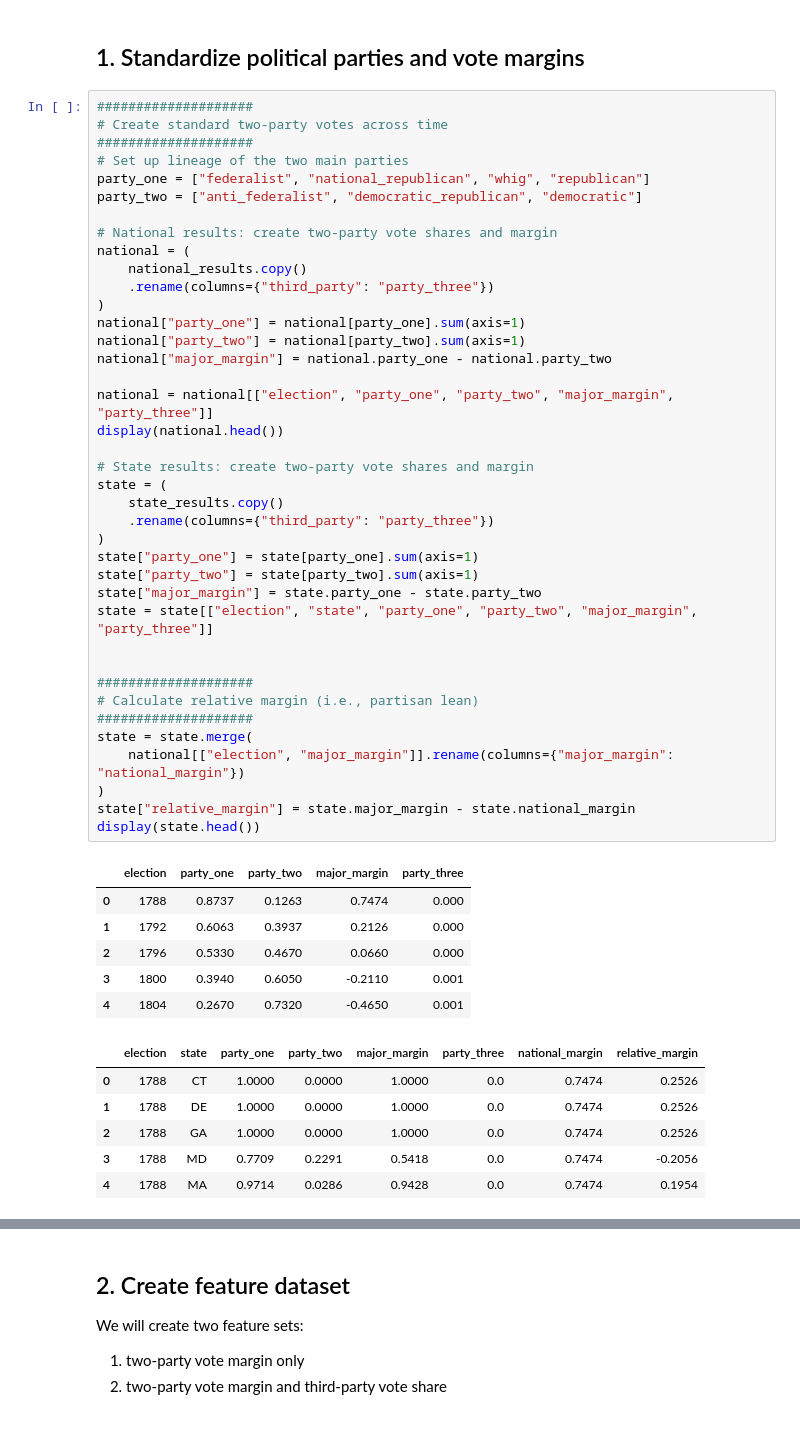
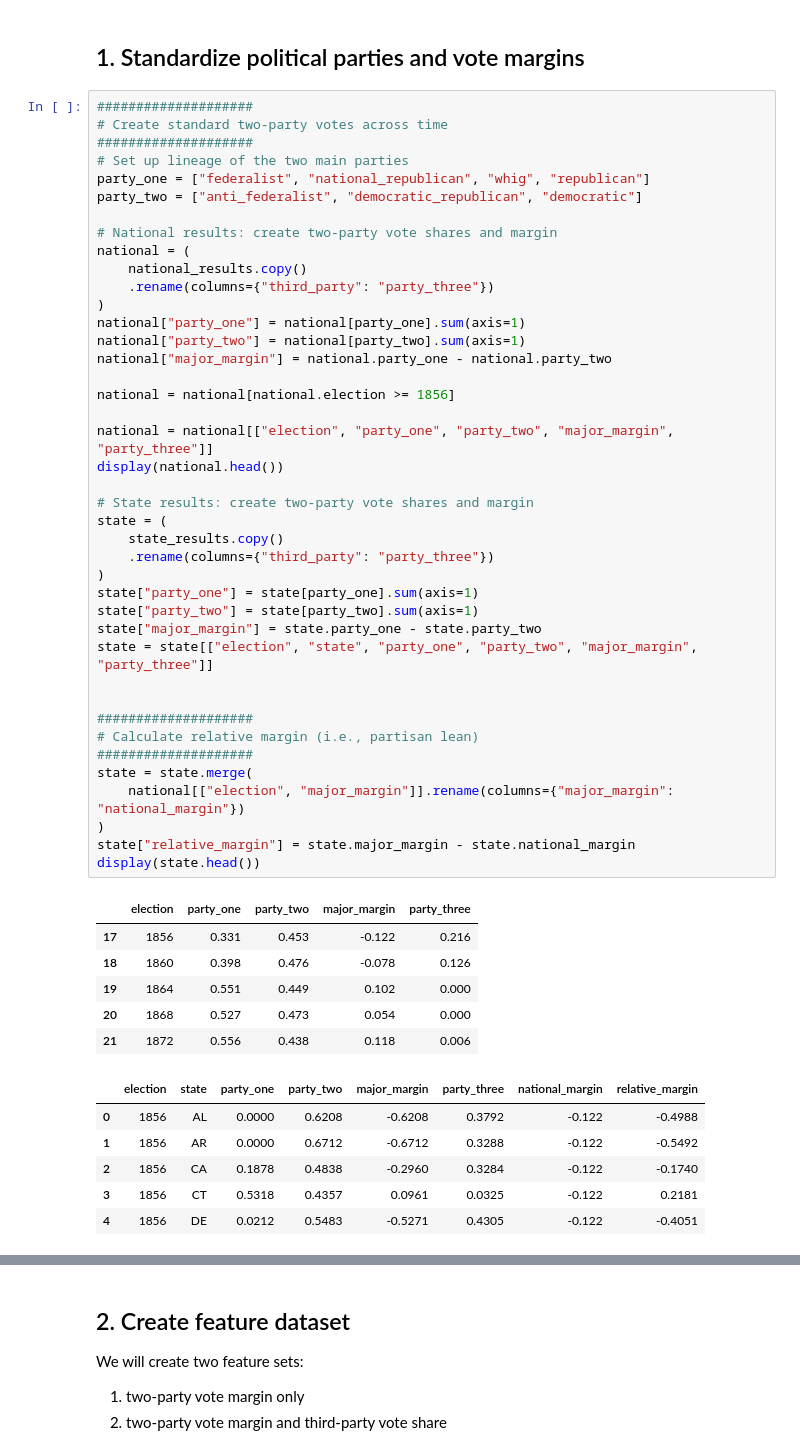
Before and after one commit to christokita/us-party-system-clustering, a Jupyter notebook: scripts/cluster_elections.ipynb, the cells around one changed output, grey strips where cells are left out. Cells and saved outputs as stored; diff of their text form.

```diff
--- a/scripts/cluster_elections.ipynb
+++ b/scripts/cluster_elections.ipynb
@@ -112,40 +112,42 @@ national = (
 )
 national["party_one"] = national[party_one].sum(axis=1)
 national["party_two"] = national[party_two].sum(axis=1)
 national["major_margin"] = national.party_one - national.party_two
+
+national = national[national.election >= 1856]
 
 national = national[["election", "party_one", "party_two", "major_margin", "party_three"]]
 display(national.head())
 
 # State results: create two-party vote shares and margin
 state = (
     state_results.copy()
     .rename(columns={"third_party": "party_three"})
 )
 state["party_one"] = state[party_one].sum(axis=1)
 state["party_two"] = state[party_two].sum(axis=1)
 state["major_margin"] = state.party_one - state.party_two
 state = state[["election", "state", "party_one", "party_two", "major_margin", "party_three"]]
 
 
 ####################
 # Calculate relative margin (i.e., partisan lean)
 ####################
 state = state.merge(
     national[["election", "major_margin"]].rename(columns={"major_margin": "national_margin"})
 )
 state["relative_margin"] = state.major_margin - state.national_margin
 display(state.head())
 # %% [output]
 |  | election | party_one | party_two | major_margin | party_three |
-| 0 | 1788 | 0.8737 | 0.1263 | 0.7474 | 0.000 |
-| 1 | 1792 | 0.6063 | 0.3937 | 0.2126 | 0.000 |
-| 2 | 1796 | 0.5330 | 0.4670 | 0.0660 | 0.000 |
-| 3 | 1800 | 0.3940 | 0.6050 | -0.2110 | 0.001 |
-| 4 | 1804 | 0.2670 | 0.7320 | -0.4650 | 0.001 |
+| 17 | 1856 | 0.331 | 0.453 | -0.122 | 0.216 |
+| 18 | 1860 | 0.398 | 0.476 | -0.078 | 0.126 |
+| 19 | 1864 | 0.551 | 0.449 | 0.102 | 0.000 |
+| 20 | 1868 | 0.527 | 0.473 | 0.054 | 0.000 |
+| 21 | 1872 | 0.556 | 0.438 | 0.118 | 0.006 |
 |  | election | state | party_one | party_two | major_margin | party_three | national_margin | relative_margin |
-| 0 | 1788 | CT | 1.0000 | 0.0000 | 1.0000 | 0.0 | 0.7474 | 0.2526 |
-| 1 | 1788 | DE | 1.0000 | 0.0000 | 1.0000 | 0.0 | 0.7474 | 0.2526 |
-| 2 | 1788 | GA | 1.0000 | 0.0000 | 1.0000 | 0.0 | 0.7474 | 0.2526 |
-| 3 | 1788 | MD | 0.7709 | 0.2291 | 0.5418 | 0.0 | 0.7474 | -0.2056 |
-| 4 | 1788 | MA | 0.9714 | 0.0286 | 0.9428 | 0.0 | 0.7474 | 0.1954 |
+| 0 | 1856 | AL | 0.0000 | 0.6208 | -0.6208 | 0.3792 | -0.122 | -0.4988 |
+| 1 | 1856 | AR | 0.0000 | 0.6712 | -0.6712 | 0.3288 | -0.122 | -0.5492 |
+| 2 | 1856 | CA | 0.1878 | 0.4838 | -0.2960 | 0.3284 | -0.122 | -0.1740 |
+| 3 | 1856 | CT | 0.5318 | 0.4357 | 0.0961 | 0.0325 | -0.122 | 0.2181 |
+| 4 | 1856 | DE | 0.0212 | 0.5483 | -0.5271 | 0.4305 | -0.122 | -0.4051 |
```
Also changed, not shown: parts of 12 cells of this notebook, 3 other files.
